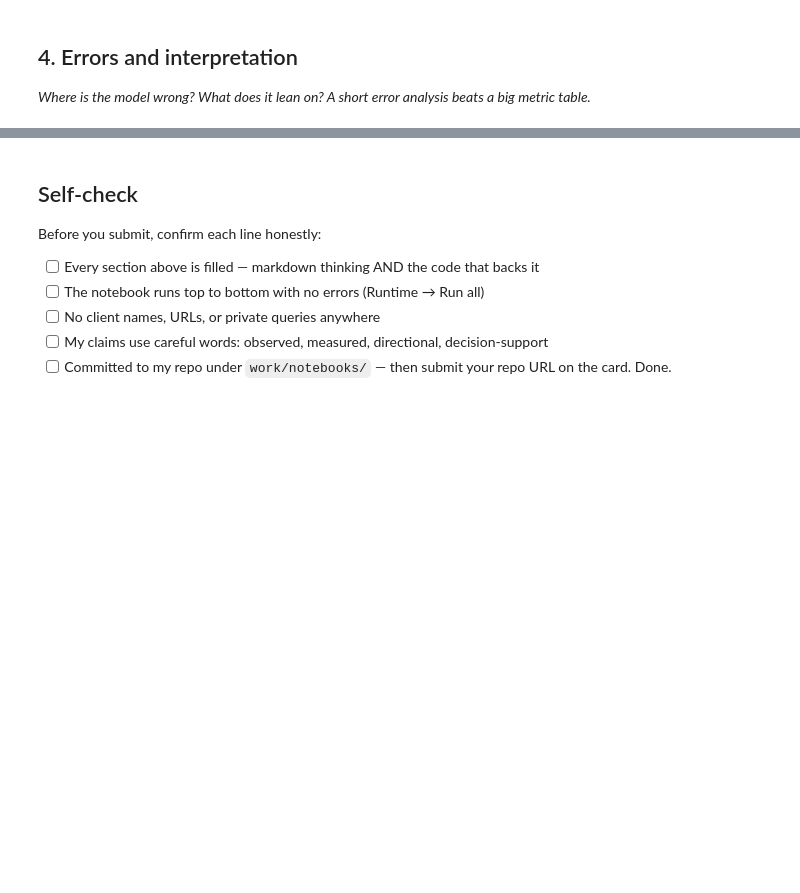
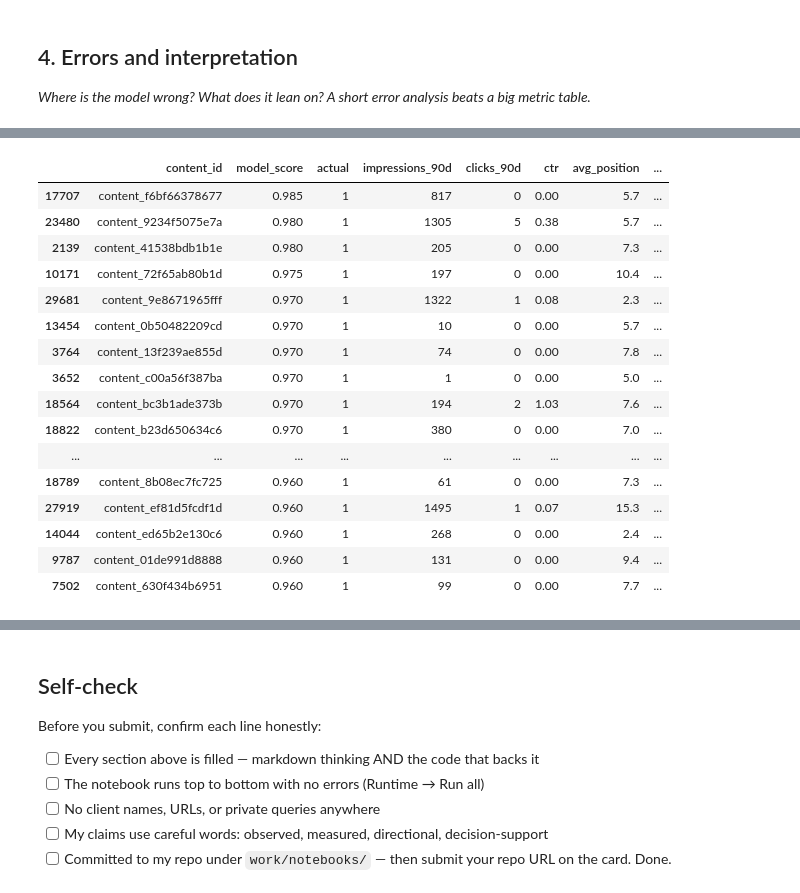
Before and after one commit to 24f2001824/ml-flyrank, a Jupyter notebook: work/notebooks/w05_model.ipynb, the cells around one changed output, grey strips where cells are left out. Saved outputs shown, nothing was run; the diff lists cells and outputs as text; code cells hidden in the pictures; blank space fills up the shorter version.

```diff
--- a/work/notebooks/w05_model.ipynb
+++ b/work/notebooks/w05_model.ipynb
@@ -27,3 +193,22 @@ This skeleton is yours to fill. Work the sections **in order** — each one has
 # %%
 # This cell is for CODE (numbers, a query, a check).
 # Write your text answer in the cell ABOVE this one — typing sentences here breaks Run All.
+pipeline.fit(X_train, y_train)
+
+model_scores = pipeline.predict_proba(X_test)[:, 1]
+
+results = df.iloc[test_idx].copy()
+results["model_score"] = model_scores
+results["actual"] = y_test.values
+
+def precision_at_k(scores, labels, k=50):
+    order = np.argsort(scores)[::-1][:k]
+    return labels.iloc[order].mean()
+
+model_precision_50 = precision_at_k(
+    results["model_score"].reset_index(drop=True),
+    results["actual"].reset_index(drop=True),
+    50
+)
+
+print("Model Precision@50:", round(model_precision_50, 3))
@@ -34,3 +258,41 @@ This skeleton is yours to fill. Work the sections **in order** — each one has
 # %%
 # This cell is for CODE (numbers, a query, a check).
 # Write your text answer in the cell ABOVE this one — typing sentences here breaks Run All.
+top_predictions = results.sort_values(
+    "model_score",
+    ascending=False
+).head(20)
+
+display(
+    top_predictions[
+        [
+            "content_id",
+            "model_score",
+            "actual",
+            "impressions_90d",
+            "clicks_90d",
+            "ctr",
+            "avg_position",
+            "content_age_days",
+            "days_since_last_update"
+        ]
+    ]
+)
+# %% [output]
+|  | content_id | model_score | actual | impressions_90d | clicks_90d | ctr | avg_position | ... |
+| 17707 | content_f6bf66378677 | 0.985 | 1 | 817 | 0 | 0.00 | 5.7 | ... |
+| 23480 | content_9234f5075e7a | 0.980 | 1 | 1305 | 5 | 0.38 | 5.7 | ... |
+| 2139 | content_41538bdb1b1e | 0.980 | 1 | 205 | 0 | 0.00 | 7.3 | ... |
+| 10171 | content_72f65ab80b1d | 0.975 | 1 | 197 | 0 | 0.00 | 10.4 | ... |
+| 29681 | content_9e8671965fff | 0.970 | 1 | 1322 | 1 | 0.08 | 2.3 | ... |
+| 13454 | content_0b50482209cd | 0.970 | 1 | 10 | 0 | 0.00 | 5.7 | ... |
+| 3764 | content_13f239ae855d | 0.970 | 1 | 74 | 0 | 0.00 | 7.8 | ... |
+| 3652 | content_c00a56f387ba | 0.970 | 1 | 1 | 0 | 0.00 | 5.0 | ... |
+| 18564 | content_bc3b1ade373b | 0.970 | 1 | 194 | 2 | 1.03 | 7.6 | ... |
+| 18822 | content_b23d650634c6 | 0.970 | 1 | 380 | 0 | 0.00 | 7.0 | ... |
+| ... | ... | ... | ... | ... | ... | ... | ... | ... |
+| 18789 | content_8b08ec7fc725 | 0.960 | 1 | 61 | 0 | 0.00 | 7.3 | ... |
+| 27919 | content_ef81d5fcdf1d | 0.960 | 1 | 1495 | 1 | 0.07 | 15.3 | ... |
+| 14044 | content_ed65b2e130c6 | 0.960 | 1 | 268 | 0 | 0.00 | 2.4 | ... |
+| 9787 | content_01de991d8888 | 0.960 | 1 | 131 | 0 | 0.00 | 9.4 | ... |
+| 7502 | content_630f434b6951 | 0.960 | 1 | 99 | 0 | 0.00 | 7.7 | ... |
```
Also changed, not shown: parts of 12 cells of this notebook.
